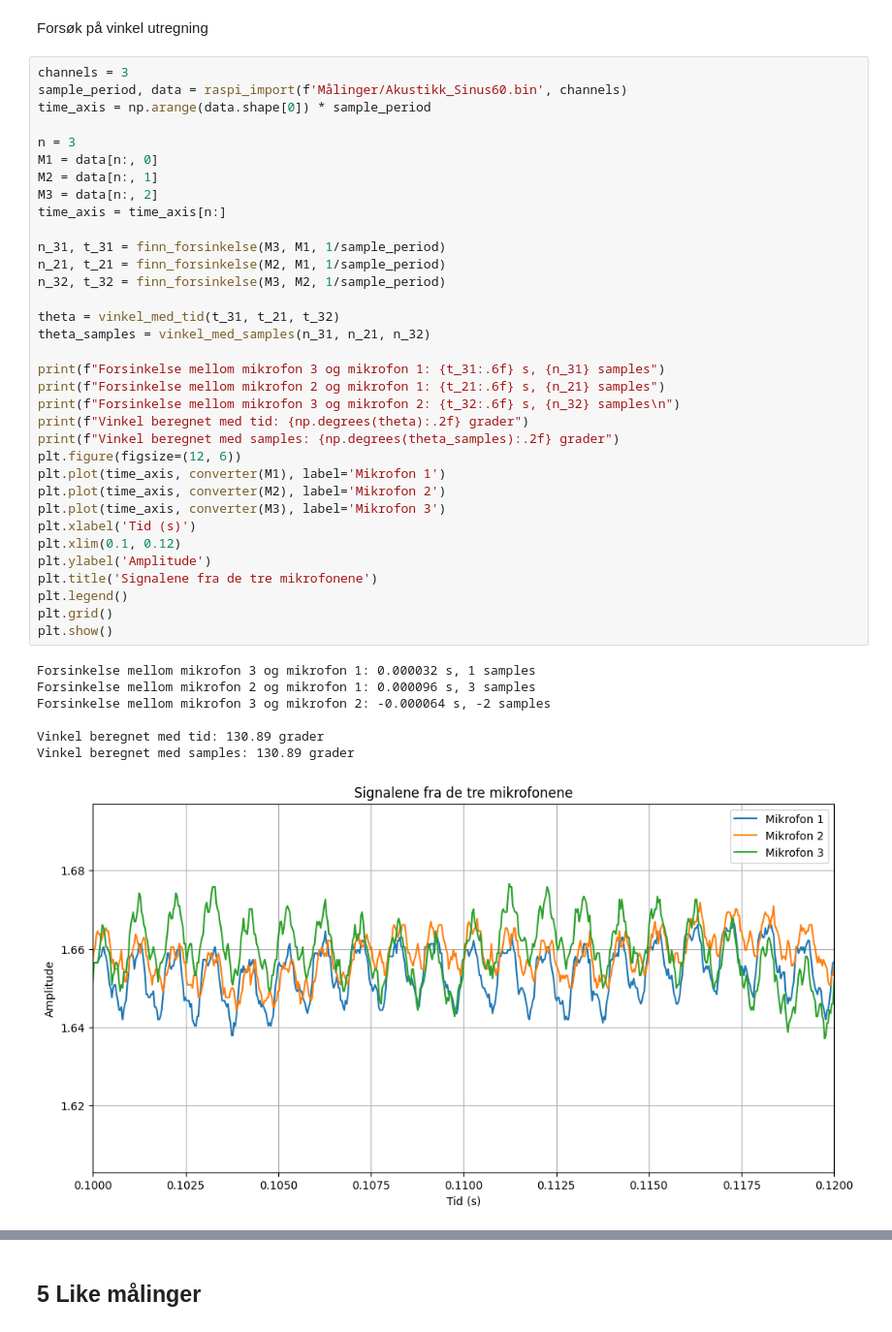
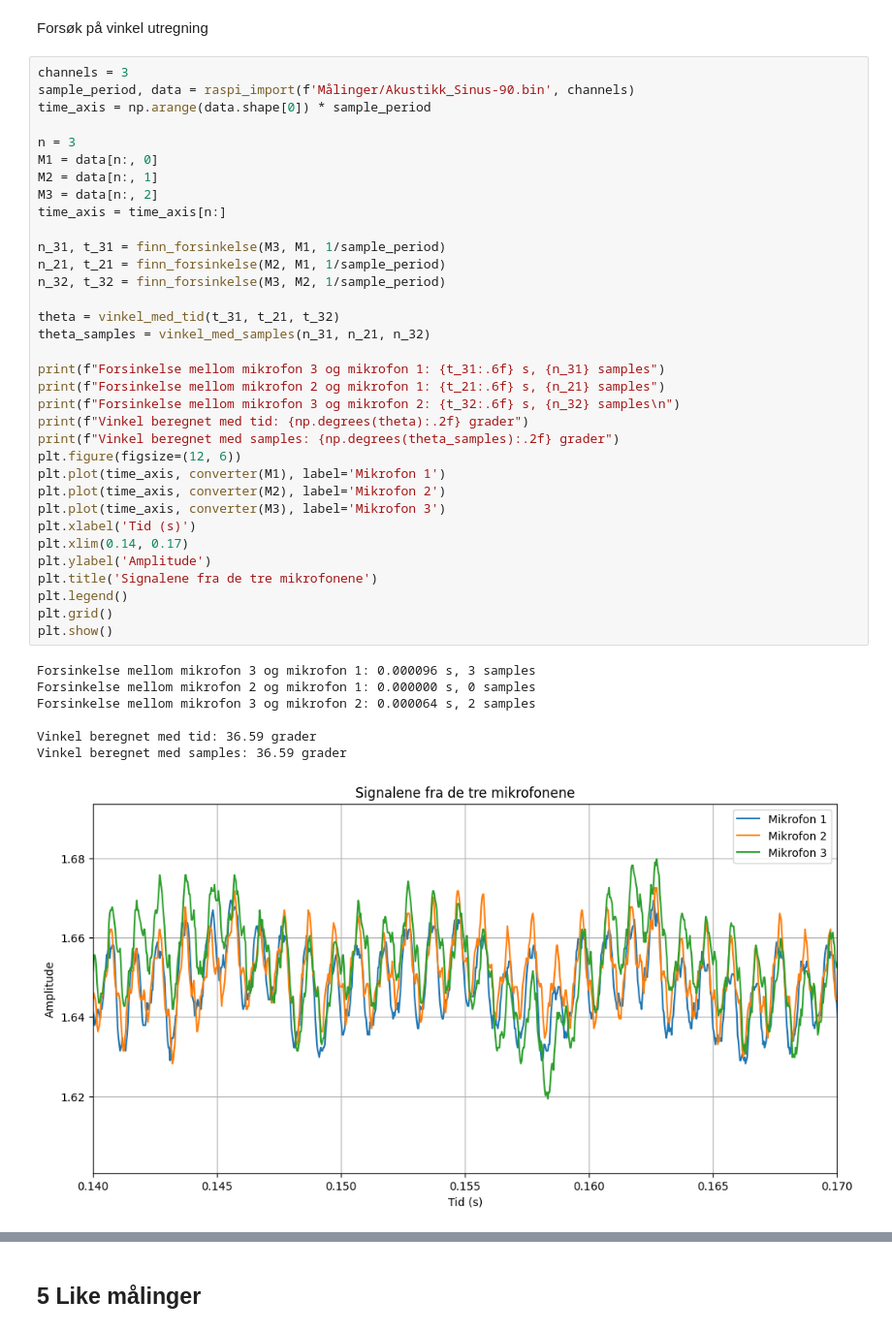
Before and after one commit to FoggyPopcorn/TTT4280---Lab, a Jupyter notebook: Lab_2_/Utregning.ipynb, the cells around one changed output, grey strips where cells are left out. Shown at 97% size. Saved outputs shown, nothing was run; the diff lists cells and outputs as text.

```diff
--- a/Lab_2_/Utregning.ipynb
+++ b/Lab_2_/Utregning.ipynb
@@ -52,43 +52,43 @@ def converter(data):
 Forsøk på vinkel utregning
 # %%
 channels = 3
-sample_period, data = raspi_import(f'Målinger/Akustikk_Sinus60.bin', channels)
+sample_period, data = raspi_import(f'Målinger/Akustikk_Sinus-90.bin', channels)
 time_axis = np.arange(data.shape[0]) * sample_period
 
 n = 3
 M1 = data[n:, 0]
 M2 = data[n:, 1]
 M3 = data[n:, 2]
 time_axis = time_axis[n:]
 
 n_31, t_31 = finn_forsinkelse(M3, M1, 1/sample_period)
 n_21, t_21 = finn_forsinkelse(M2, M1, 1/sample_period)
 n_32, t_32 = finn_forsinkelse(M3, M2, 1/sample_period)
 
 theta = vinkel_med_tid(t_31, t_21, t_32)
 theta_samples = vinkel_med_samples(n_31, n_21, n_32)
 
 print(f"Forsinkelse mellom mikrofon 3 og mikrofon 1: {t_31:.6f} s, {n_31} samples")
 print(f"Forsinkelse mellom mikrofon 2 og mikrofon 1: {t_21:.6f} s, {n_21} samples")
 print(f"Forsinkelse mellom mikrofon 3 og mikrofon 2: {t_32:.6f} s, {n_32} samples\n")
 print(f"Vinkel beregnet med tid: {np.degrees(theta):.2f} grader")
 print(f"Vinkel beregnet med samples: {np.degrees(theta_samples):.2f} grader")
 plt.figure(figsize=(12, 6))
 plt.plot(time_axis, converter(M1), label='Mikrofon 1')
 plt.plot(time_axis, converter(M2), label='Mikrofon 2')
 plt.plot(time_axis, converter(M3), label='Mikrofon 3')
 plt.xlabel('Tid (s)')
-plt.xlim(0.1, 0.12)
+plt.xlim(0.14, 0.17)
 plt.ylabel('Amplitude')
 plt.title('Signalene fra de tre mikrofonene')
 plt.legend()
 plt.grid()
 plt.show()
 # %% [output]
-Forsinkelse mellom mikrofon 3 og mikrofon 1: 0.000032 s, 1 samples
-Forsinkelse mellom mikrofon 2 og mikrofon 1: 0.000096 s, 3 samples
-Forsinkelse mellom mikrofon 3 og mikrofon 2: -0.000064 s, -2 samples
+Forsinkelse mellom mikrofon 3 og mikrofon 1: 0.000096 s, 3 samples
+Forsinkelse mellom mikrofon 2 og mikrofon 1: 0.000000 s, 0 samples
+Forsinkelse mellom mikrofon 3 og mikrofon 2: 0.000064 s, 2 samples
 
-Vinkel beregnet med tid: 130.89 grader
-Vinkel beregnet med samples: 130.89 grader
+Vinkel beregnet med tid: 36.59 grader
+Vinkel beregnet med samples: 36.59 grader
-[figure, old version]
+[figure, new version]
```
Also changed, not shown: parts of 3 cells of this notebook, 9 other files.
